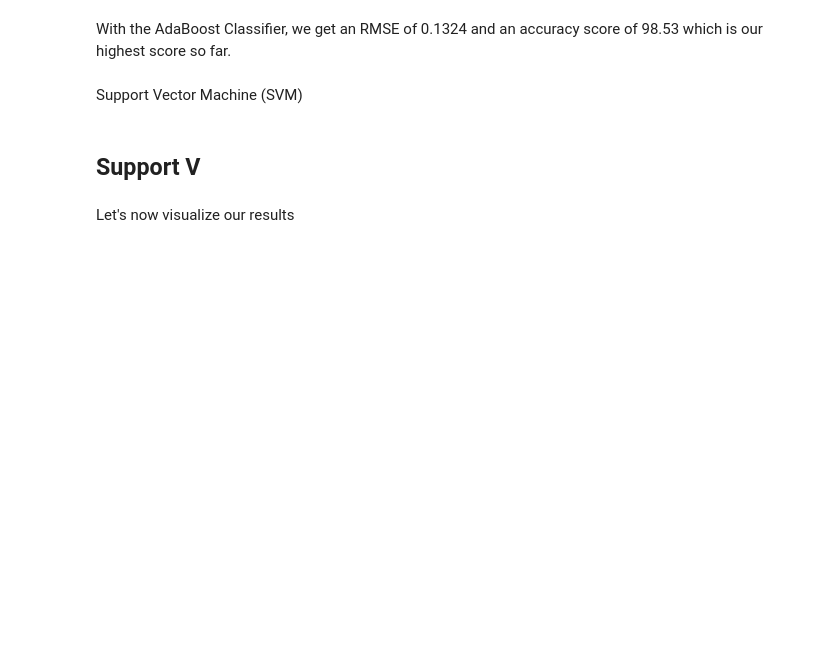
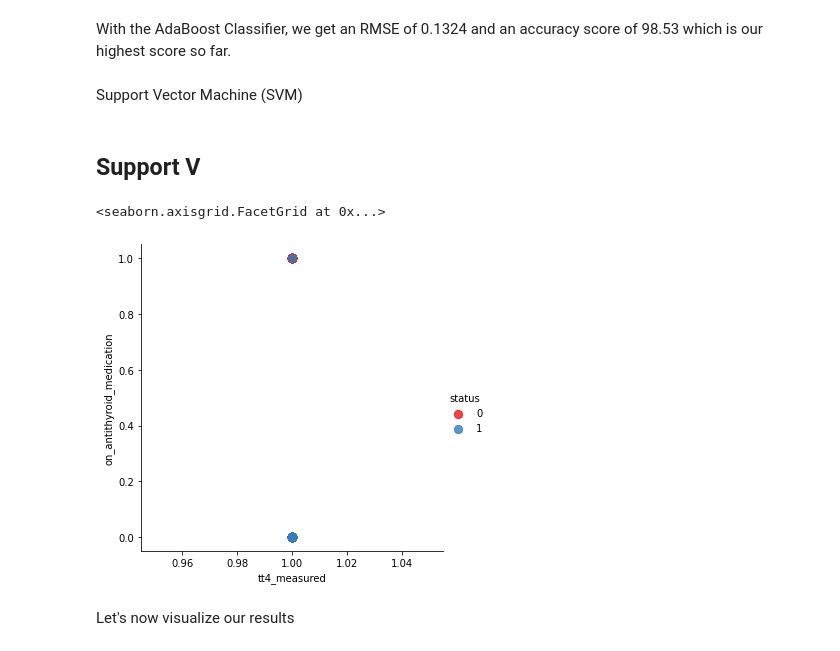
Before and after one commit to BintiKadzo/DSC14_Wk8_Nairobi_Hospital_Hypothyroidism_Test_Analysis, a Jupyter notebook: Moringa_Data_Science_Core_W8_Independent_Project_2022_04_Matilda_Kadzo.ipynb, the cells around one changed output. Drawn from its saved outputs; the diff is of its cells as text; code cells hidden in the pictures; blank space fills up the shorter version.

```diff
--- a/Moringa_Data_Science_Core_W8_Independent_Project_2022_04_Matilda_Kadzo.ipynb
+++ b/Moringa_Data_Science_Core_W8_Independent_Project_2022_04_Matilda_Kadzo.ipynb
@@ -508,0 +479,5 @@ hypothyroid_newdf
+# %%
+# Dropping the F and M columns
+hypothyroid_newdf .drop("F", axis=1, inplace=True)
+hypothyroid_newdf .drop("M", axis=1, inplace=True)
+hypothyroid_newdf
@@ -508,0 +498,8 @@ hypothyroid_newdf
+# %%
+# replacing values and variables
+hypothyroid_newdf = hypothyroid_newdf.replace({'f' : 0, 't' : 1})
+hypothyroid_newdf = hypothyroid_newdf.replace({'n' : 0, 'y' : 1})
+hypothyroid_newdf = hypothyroid_newdf.replace({'negative' : 0, 'hypothyroid' : 1})
+hypothyroid_newdf = hypothyroid_newdf.replace({'M' : 0, 'F' : 1})
+
+hypothyroid_newdf
@@ -544,4 +533,0 @@ dtype: object
-# %%
-hypothyroid_newdf= hypothyroid_newdf.copy()
-col_cate_list = ['sex','on_thyroxine',"query_on_thyroxine",'on_antithyroid_medication','on_antithyroid_medication','thyroid_surgery' ,"query_hypothyroid",'query_hyperthyroid','pregnant','sick','tumor','lithium','goitre']
-hypothyroid_newdf.loc[:,col_cate_list] = hypothyroid_newdf.loc[:,col_cate_list].astype(float)
@@ -729,7 +808,10 @@ X = hypothyroid_newdf[['tt4_measured','on_antithyroid_medication']].values
 y = hypothyroid_newdf['status']
 # %%
 # Plotting our desired features
-sns.lmplot('tt4_measured','on_antithyroid_medication', data=hypothyroid_df1, hue='status', palette='Set1', fit_reg=False, scatter_kws={"s": 70})
+sns.lmplot('tt4_measured','on_antithyroid_medication', data=hypothyroid_newdf, hue='status', palette='Set1', fit_reg=False, scatter_kws={"s": 70})
+# %% [output]
+<seaborn.axisgrid.FacetGrid at 0x...>
+[figure, added]
 # %%
 #  Split the data into train and test set
 X_train, X_test, y_train, y_test = train_test_split(X, y, test_size = 0.2, random_state = 0)
```
Also changed, not shown: parts of 35 cells of this notebook.
